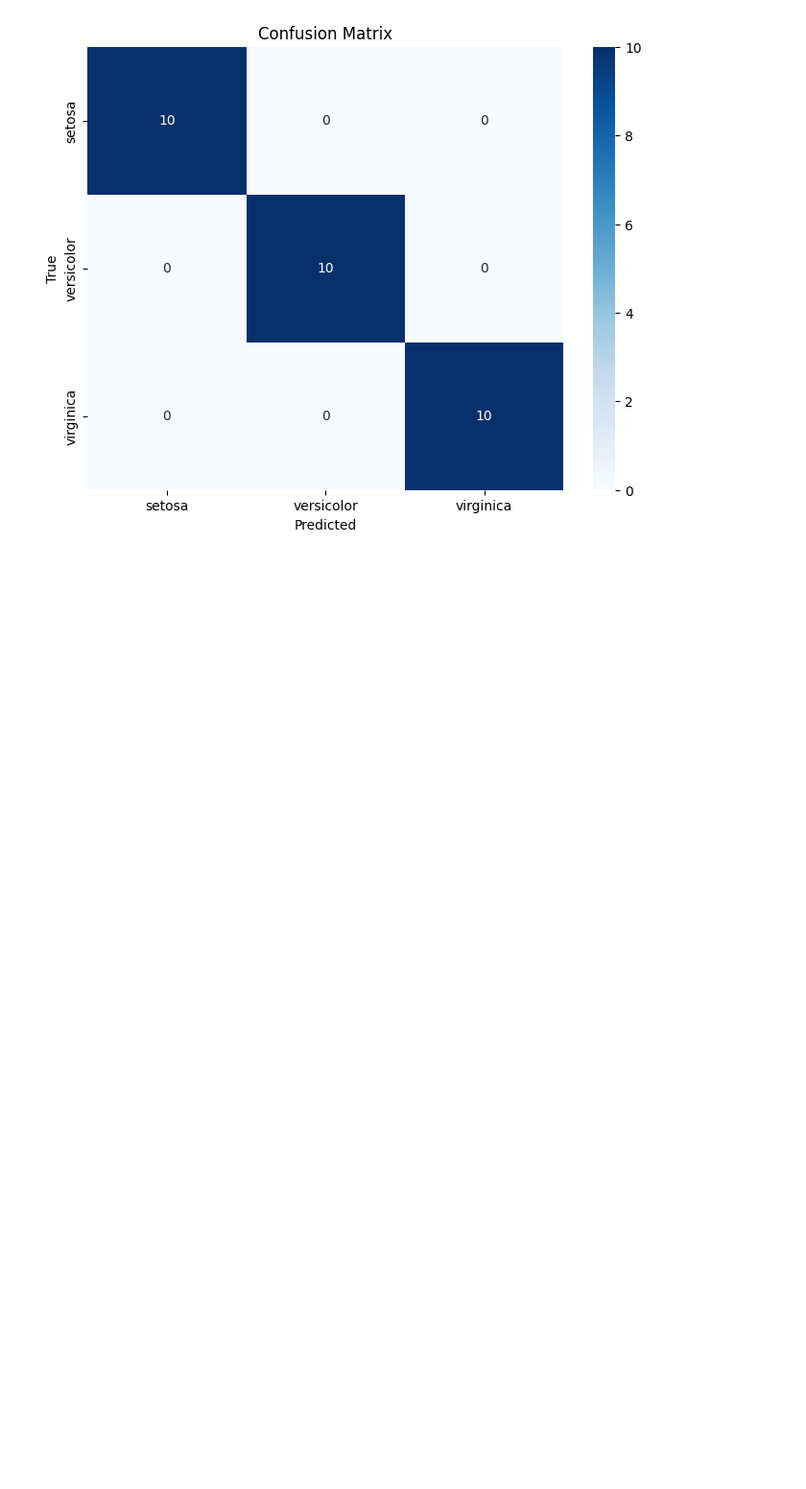
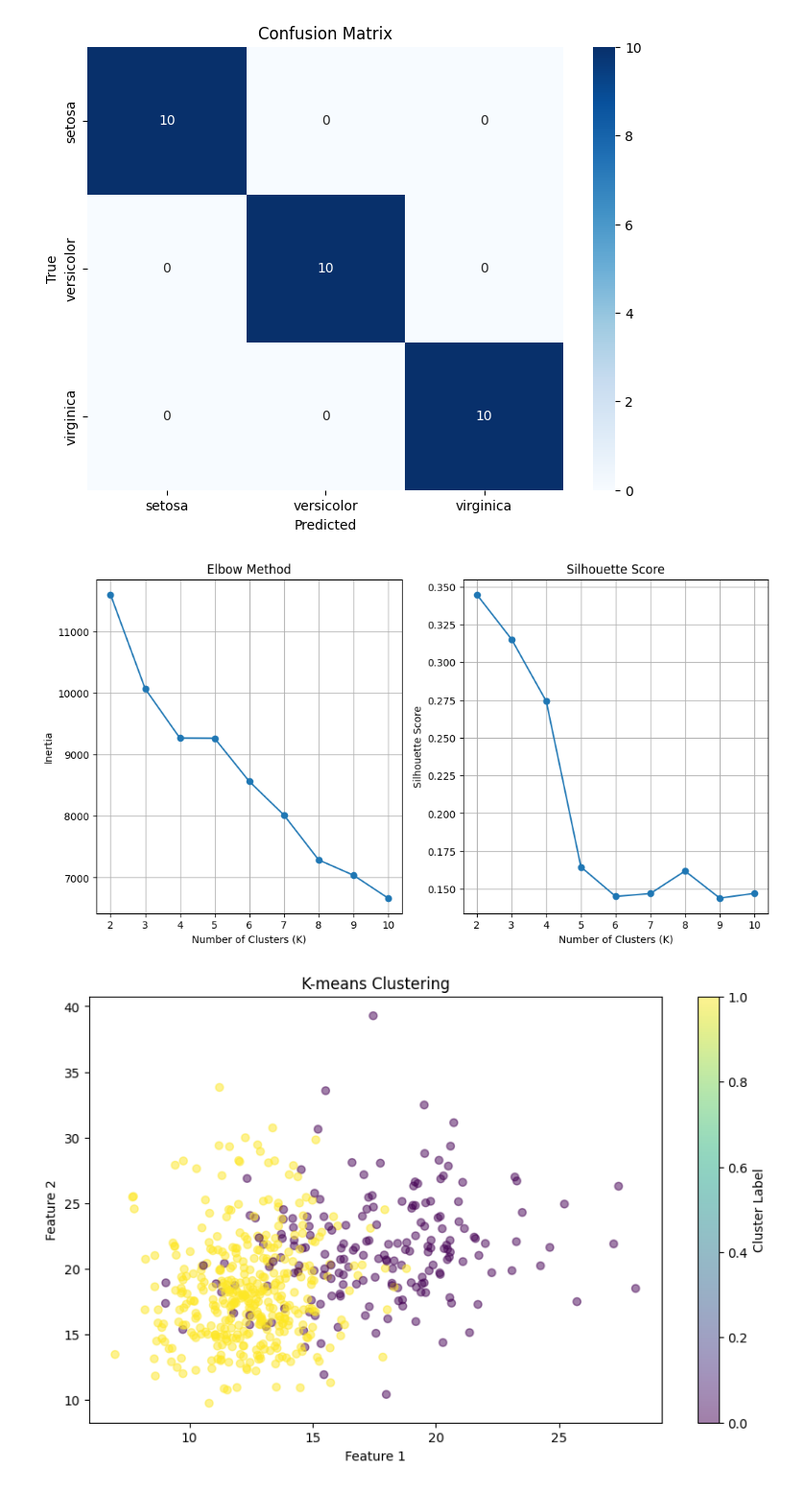
Before and after one commit to vinitvijal/Testing, a Jupyter notebook: P.ipynb, the cells around one changed output. Shown at 96% size. Saved outputs shown, nothing was run; the diff lists cells and outputs as text; code cells hidden in the pictures; blank space fills up the shorter version.

```diff
--- a/P.ipynb
+++ b/P.ipynb
@@ -719,3 +719,67 @@ Classification Report:
    macro avg       1.00      1.00      1.00        30
 weighted avg       1.00      1.00      1.00        30
 [figure]
+# %%
+#  K-means clustering with Elbow Method and new data
+from sklearn.datasets import load_breast_cancer
+from sklearn.cluster import KMeans
+from sklearn.preprocessing import StandardScaler
+import pandas as pd
+
+import numpy as np
+import matplotlib.pyplot as plt
+import seaborn as sns
+from sklearn.metrics import silhouette_score
+
+
+# Load the dataset
+cancer = load_breast_cancer()
+X = pd.DataFrame(cancer.data, columns=cancer.feature_names)
+y = pd.Series(cancer.target, name='target')
+
+# Scale the features
+scaler = StandardScaler()
+X_scaled = scaler.fit_transform(X)
+# Elbow Method to find the optimal number of clusters
+inertia = []
+silhouette_scores = []
+K_range = range(2, 11)
+for k in K_range:
+    kmeans = KMeans(n_clusters=k, random_state=42)
+    kmeans.fit(X_scaled)
+    inertia.append(kmeans.inertia_)
+    silhouette_scores.append(silhouette_score(X_scaled, kmeans.labels_))
+
+# Plotting the Elbow Method
+plt.figure(figsize=(12, 6))
+plt.subplot(1, 2, 1)
+plt.plot(K_range, inertia, marker='o')
+plt.title('Elbow Method')
+plt.xlabel('Number of Clusters (K)')
+plt.ylabel('Inertia')
+plt.grid()
+plt.subplot(1, 2, 2)
+plt.plot(K_range, silhouette_scores, marker='o')
+plt.title('Silhouette Score')
+plt.xlabel('Number of Clusters (K)')
+plt.ylabel('Silhouette Score')
+plt.grid()
+plt.show()
+
+# Fit the K-means model with the optimal number of clusters (e.g., 2)
+kmeans = KMeans(n_clusters=2, random_state=42)
+kmeans.fit(X_scaled)
+y_pred = kmeans.labels_
+# Add the cluster labels to the original data
+X['Cluster'] = y_pred
+# Plotting the clusters
+plt.figure(figsize=(10, 6))
+plt.scatter(X.iloc[:, 0], X.iloc[:, 1], c=y_pred, cmap='viridis', alpha=0.5)
+plt.title('K-means Clustering')
+plt.xlabel('Feature 1')
+plt.ylabel('Feature 2')
+plt.colorbar(label='Cluster Label')
+plt.show()
+# %% [output]
+[figure, added]
+[figure, added]
```
Also changed, not shown: parts of 1 cell of this notebook.
